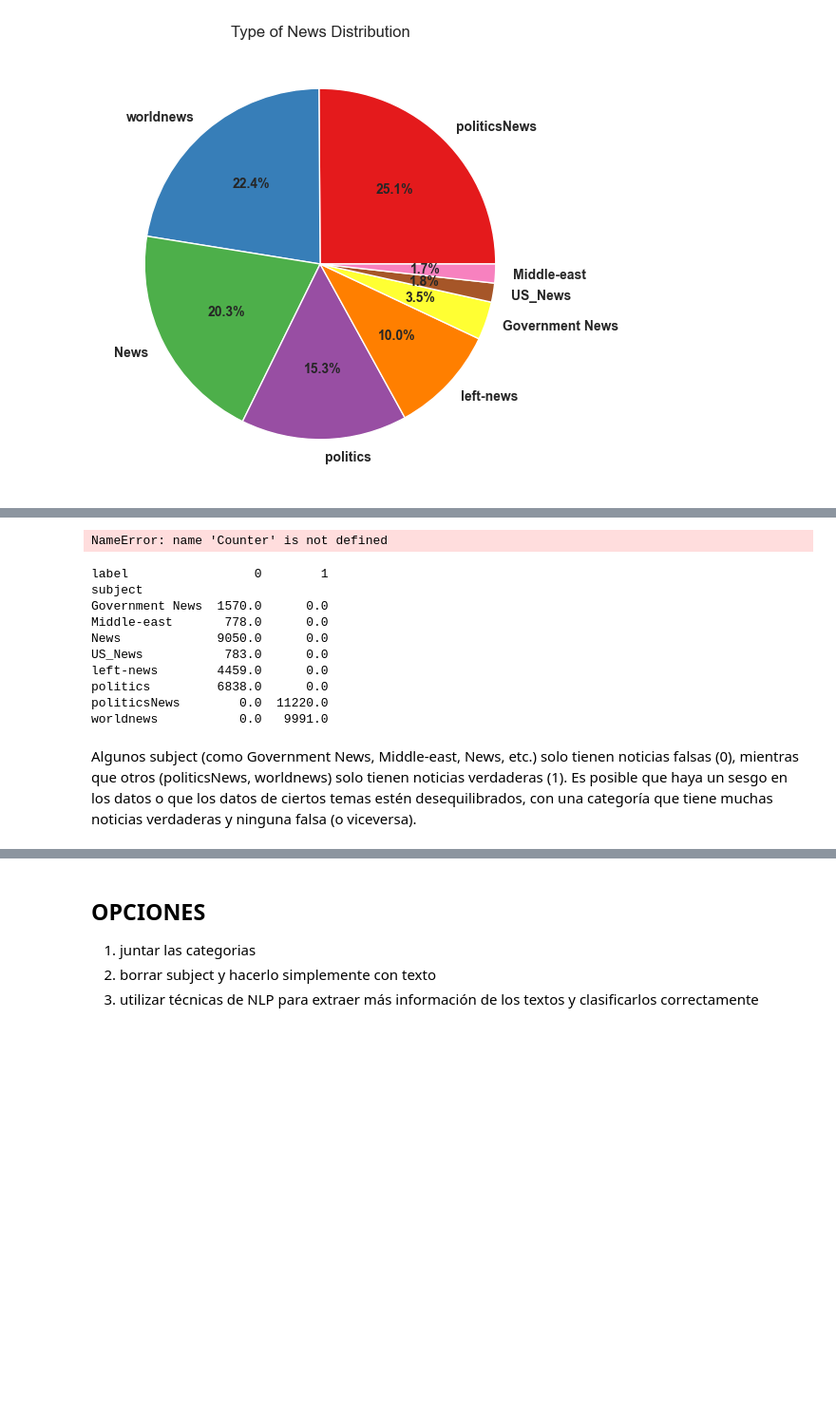
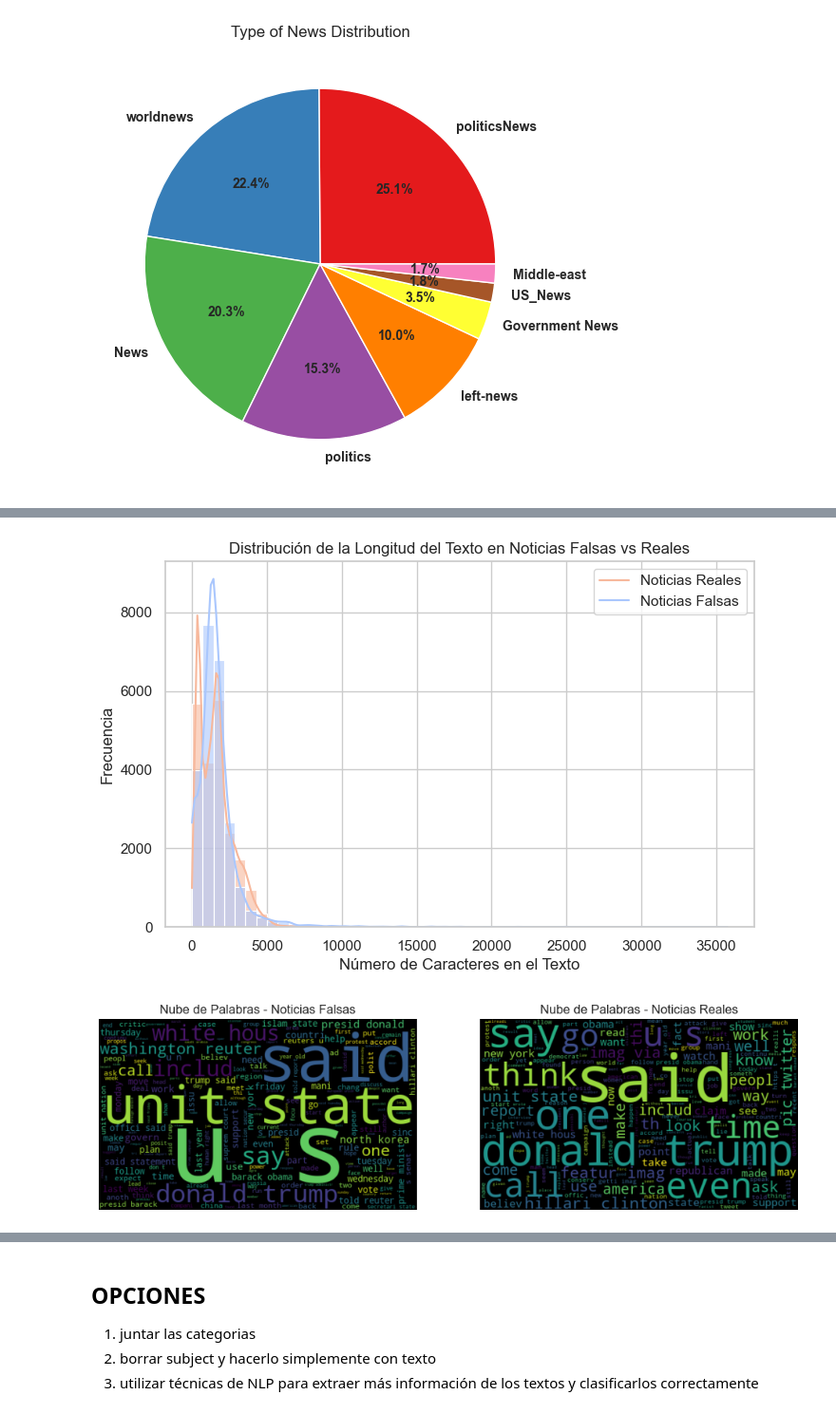
Before and after one commit to IsabelRomoBru/proyecto_machine_learning_Fake_News, a Jupyter notebook: notebooks/EDA.ipynb, the cells around one changed output, grey strips where cells are left out. Shown at 95% size. Drawn from its saved outputs; the diff is of its cells as text; code cells hidden in the pictures; blank space fills up the shorter version.

```diff
--- a/notebooks/EDA.ipynb
+++ b/notebooks/EDA.ipynb
@@ -299,41 +295,39 @@ plt.show()
-# %%
-text = " ".join(data["text"])
-tokens = text.split()
-
-word_counts = Counter(tokens)
-top_words = word_counts.most_common(20)
-words, counts = zip(*top_words)
-
-# Setup tema seaborn
-sns.set_theme(style="whitegrid")
-
-plt.figure(figsize=(12, 6))
-sns.barplot(x=list(counts), y=list(words), palette="viridis")
-plt.title("20 Most Frequently Occurring Words", fontsize=16, fontweight='bold')
-plt.xlabel("Count", fontsize=14)
-plt.ylabel("Words", fontsize=14)
-plt.xticks(fontsize=12)
-plt.yticks(fontsize=12)
-plt.show()
-# %% [output]
-NameError: name 'Counter' is not defined
-# %%
-# Crear una tabla dinámica (pivot) para mostrar el número de noticias por 'subject' y 'label'
-pivot = grouped.pivot_table(index='subject', columns='label', values='count', fill_value=0)
-
-# Mostrar los resultados
-print(pivot)
-# %% [output]
-label                 0        1
-subject
-Government News  1570.0      0.0
-Middle-east       778.0      0.0
-News             9050.0      0.0
-US_News           783.0      0.0
-left-news        4459.0      0.0
-politics         6838.0      0.0
-politicsNews        0.0  11220.0
-worldnews           0.0   9991.0
-# %% [markdown]
-Algunos subject (como Government News, Middle-east, News, etc.) solo tienen noticias falsas (0), mientras que otros (politicsNews, worldnews) solo tienen noticias verdaderas (1).
-Es posible que haya un sesgo en los datos o que los datos de ciertos temas estén desequilibrados, con una categoría que tiene muchas noticias verdaderas y ninguna falsa (o viceversa).
+# %%
+from wordcloud import WordCloud
+
+# Calcular la longitud de los textos
+data["text_length"] = data["text"].apply(len)
+
+# Gráfico de distribución de la longitud de los textos por tipo de noticia
+plt.figure(figsize=(8, 5))
+sns.histplot(data=data, x="text_length", hue="label", bins=50, kde=True, palette="coolwarm", alpha=0.6)
+plt.title("Distribución de la Longitud del Texto en Noticias Falsas vs Reales")
+plt.xlabel("Número de Caracteres en el Texto")
+plt.ylabel("Frecuencia")
+plt.legend(["Noticias Reales", "Noticias Falsas"])
+plt.show()
+
+# Generar nubes de palabras para cada tipo de noticia
+fake_text = " ".join(data[data["label"] == 1]["text"])
+real_text = " ".join(data[data["label"] == 0]["text"])
+
+plt.figure(figsize=(12, 5))
+
+# Nube de palabras para noticias falsas
+plt.subplot(1, 2, 1)
+wordcloud_fake = WordCloud(width=500, height=300, background_color='black').generate(fake_text)
+plt.imshow(wordcloud_fake, interpolation="bilinear")
+plt.title("Nube de Palabras - Noticias Falsas")
+plt.axis("off")
+
+# Nube de palabras para noticias reales
+plt.subplot(1, 2, 2)
+wordcloud_real = WordCloud(width=500, height=300, background_color='black').generate(real_text)
+plt.imshow(wordcloud_real, interpolation="bilinear")
+plt.title("Nube de Palabras - Noticias Reales")
+plt.axis("off")
+
+plt.show()
+# %% [output]
+[figure, added]
+[figure, added]
```
Also changed, not shown: parts of 17 cells of this notebook.
